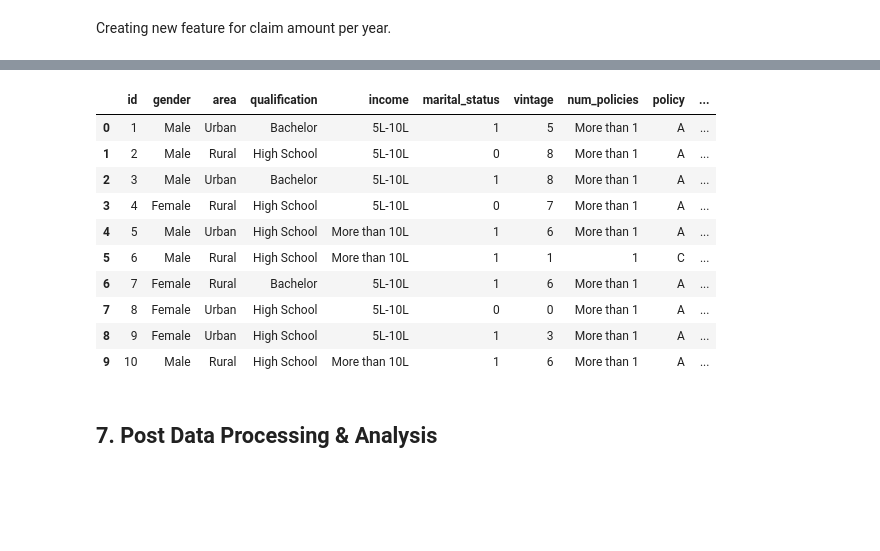
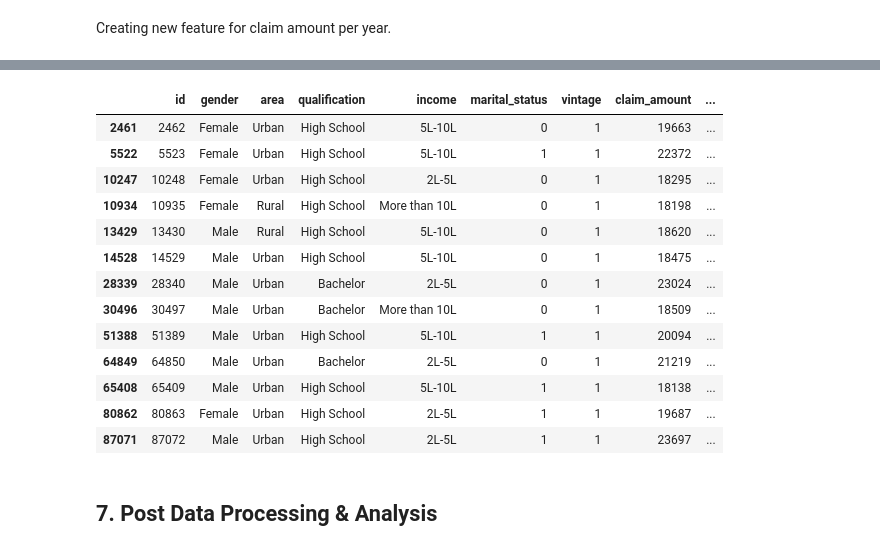
Before and after one commit to mit4/Vahanbima, a Jupyter notebook: VahanBima.ipynb, the cells around one changed output, grey strips where cells are left out. Drawn from its saved outputs; the diff is of its cells as text; code cells hidden in the pictures; blank space fills up the shorter version.

```diff
--- a/VahanBima.ipynb
+++ b/VahanBima.ipynb
@@ -127,3 +126,0 @@ data.describe()
-# %%
-data = data.drop_duplicates()
-data.shape
@@ -233,11 +229,3 @@ sns.heatmap(data.corr(), annot=True, cmap='viridis')
 - **20%** customers had their **first policy 6 years ago.**
 # %% [markdown]
 ## Feature Extraction
-# %%
-quant25 = data['claim_amount'].quantile(0.25)
-quant50 = data['claim_amount'].quantile(0.50)
-quant75 = data['claim_amount'].quantile(0.75)
-quant100 = data['claim_amount'].quantile(1)
-
-
-data["claim_cat"] = pd.cut(data.claim_amount, bins=(-1,quant25,quant50,quant75,quant100),labels=['1','2','3','4'])
@@ -263,4 +281,3 @@ def per_year(num,den):
 Creating new feature for claim amount per year.
 # %%
 data['claim_per_year'] = per_year(data.claim_amount,data.vintage)
-data.drop(labels='claim_amount', axis=1, inplace=True)
@@ -266,0 +288,4 @@ data.drop(labels='claim_amount', axis=1, inplace=True)
+# %%
+bins =[-1,6000,12000,18000,24000]
+
+data["claim_cat"] = pd.cut(data.claim_per_year, bins=bins, labels=['1','2','3','4'])
@@ -267,17 +326,20 @@ data.drop(labels='claim_amount', axis=1, inplace=True)
 # %%
-data.head(10)
+data[data['claim_cat']=='4']
 # %% [output]
-|  | id | gender | area | qualification | income | marital_status | vintage | num_policies | policy | ... |
-| 0 | 1 | Male | Urban | Bachelor | 5L-10L | 1 | 5 | More than 1 | A | ... |
-| 1 | 2 | Male | Rural | High School | 5L-10L | 0 | 8 | More than 1 | A | ... |
-| 2 | 3 | Male | Urban | Bachelor | 5L-10L | 1 | 8 | More than 1 | A | ... |
-| 3 | 4 | Female | Rural | High School | 5L-10L | 0 | 7 | More than 1 | A | ... |
-| 4 | 5 | Male | Urban | High School | More than 10L | 1 | 6 | More than 1 | A | ... |
-| 5 | 6 | Male | Rural | High School | More than 10L | 1 | 1 | 1 | C | ... |
-| 6 | 7 | Female | Rural | Bachelor | 5L-10L | 1 | 6 | More than 1 | A | ... |
-| 7 | 8 | Female | Urban | High School | 5L-10L | 0 | 0 | More than 1 | A | ... |
-| 8 | 9 | Female | Urban | High School | 5L-10L | 1 | 3 | More than 1 | A | ... |
-| 9 | 10 | Male | Rural | High School | More than 10L | 1 | 6 | More than 1 | A | ... |
+|  | id | gender | area | qualification | income | marital_status | vintage | claim_amount | ... |
+| 2461 | 2462 | Female | Urban | High School | 5L-10L | 0 | 1 | 19663 | ... |
+| 5522 | 5523 | Female | Urban | High School | 5L-10L | 1 | 1 | 22372 | ... |
+| 10247 | 10248 | Female | Urban | High School | 2L-5L | 0 | 1 | 18295 | ... |
+| 10934 | 10935 | Female | Rural | High School | More than 10L | 0 | 1 | 18198 | ... |
+| 13429 | 13430 | Male | Rural | High School | 5L-10L | 0 | 1 | 18620 | ... |
+| 14528 | 14529 | Male | Urban | High School | 5L-10L | 0 | 1 | 18475 | ... |
+| 28339 | 28340 | Male | Urban | Bachelor | 2L-5L | 0 | 1 | 23024 | ... |
+| 30496 | 30497 | Male | Urban | Bachelor | More than 10L | 0 | 1 | 18509 | ... |
+| 51388 | 51389 | Male | Urban | High School | 5L-10L | 1 | 1 | 20094 | ... |
+| 64849 | 64850 | Male | Urban | Bachelor | 2L-5L | 0 | 1 | 21219 | ... |
+| 65408 | 65409 | Male | Urban | High School | 5L-10L | 1 | 1 | 18138 | ... |
+| 80862 | 80863 | Female | Urban | High School | 2L-5L | 1 | 1 | 19687 | ... |
+| 87071 | 87072 | Male | Urban | High School | 2L-5L | 1 | 1 | 23697 | ... |
 # %% [markdown]
 <a id = Section7></a>
 ## **7. Post Data Processing & Analysis**
```
Also changed, not shown: parts of 39 cells of this notebook.
